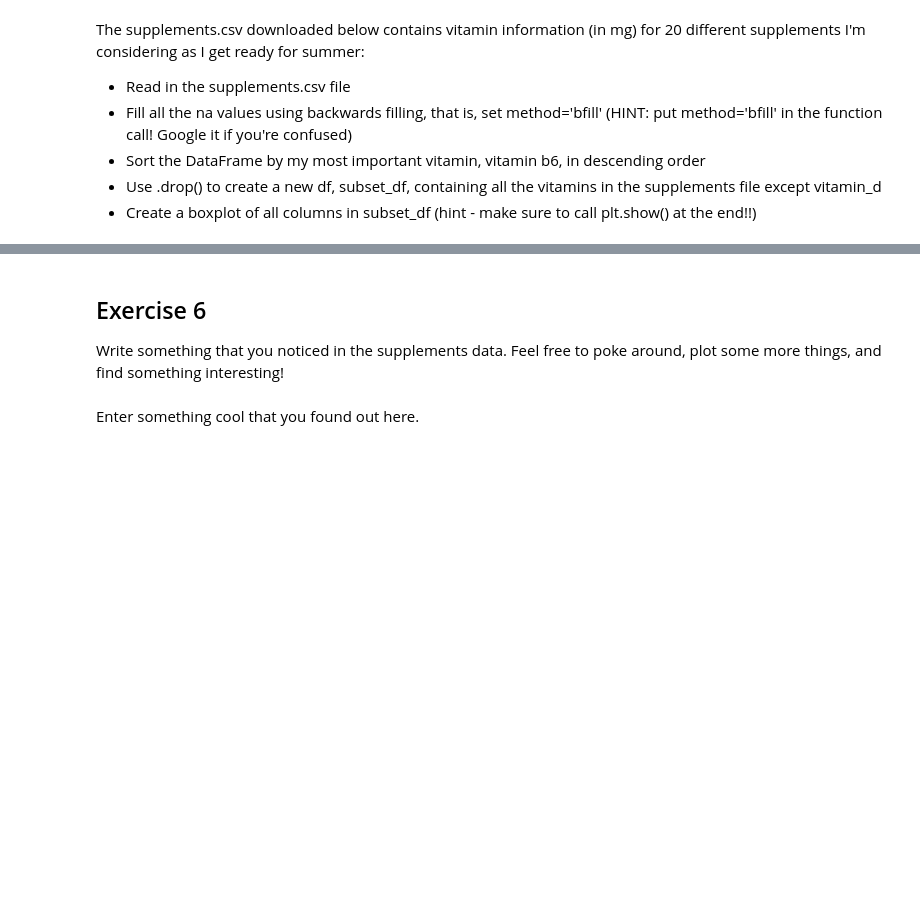
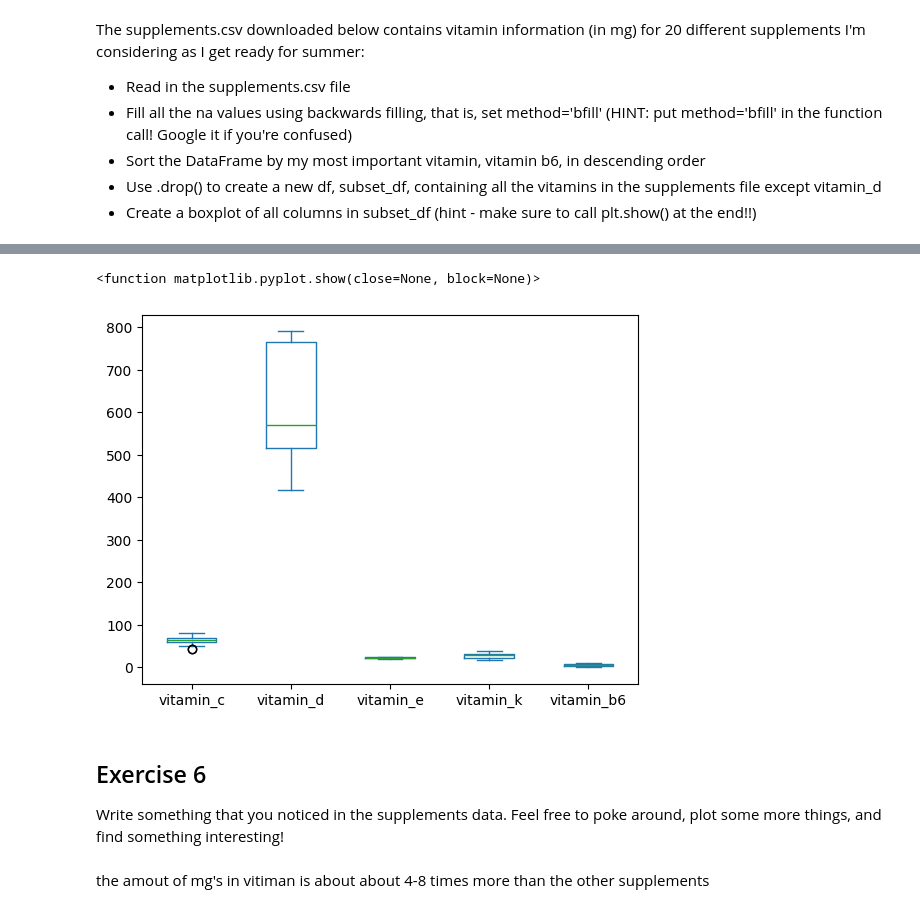
Before and after one commit to dsynderg/CS-180-assignments, a Jupyter notebook: 03_pandas.ipynb, the cells around one changed output, grey strips where cells are left out. Cells and saved outputs as stored; diff of their text form; code cells hidden in the pictures; blank space fills up the shorter version.

```diff
--- a/03_pandas.ipynb
+++ b/03_pandas.ipynb
@@ -168,2 +355,7 @@ The supplements.csv downloaded below contains vitamin information (in mg) for 20
 # %%
 #Enter your code in here for question #5
+supplementsdf = pd.read_csv('supplements.csv')
+# %%
+
+supplementsdf = supplementsdf.bfill()
+display(supplementsdf)
@@ -169,0 +380,3 @@ The supplements.csv downloaded below contains vitamin information (in mg) for 20
+# %%
+supplementsdf = supplementsdf.sort_values(by='vitamin_b6',ascending=False)
+display(supplementsdf)
@@ -170,7 +423,13 @@ The supplements.csv downloaded below contains vitamin information (in mg) for 20
+# %%
+supplementsdf.plot(kind="box")
+plt.show
+# %% [output]
+<function matplotlib.pyplot.show(close=None, block=None)>
+[figure, added]
 # %% [markdown]
 ## Exercise 6
 Write something that you noticed in the supplements data. Feel free to poke around, plot some more things, and find something interesting!
 # %%
 # Exploratory Data Analysis
-# %% [markdown]
-Enter something cool that you found out here.
+# %% [markdown]
+the amout of mg's in vitiman is about about 4-8 times more than the other supplements
```
Also changed, not shown: parts of 26 cells of this notebook.
